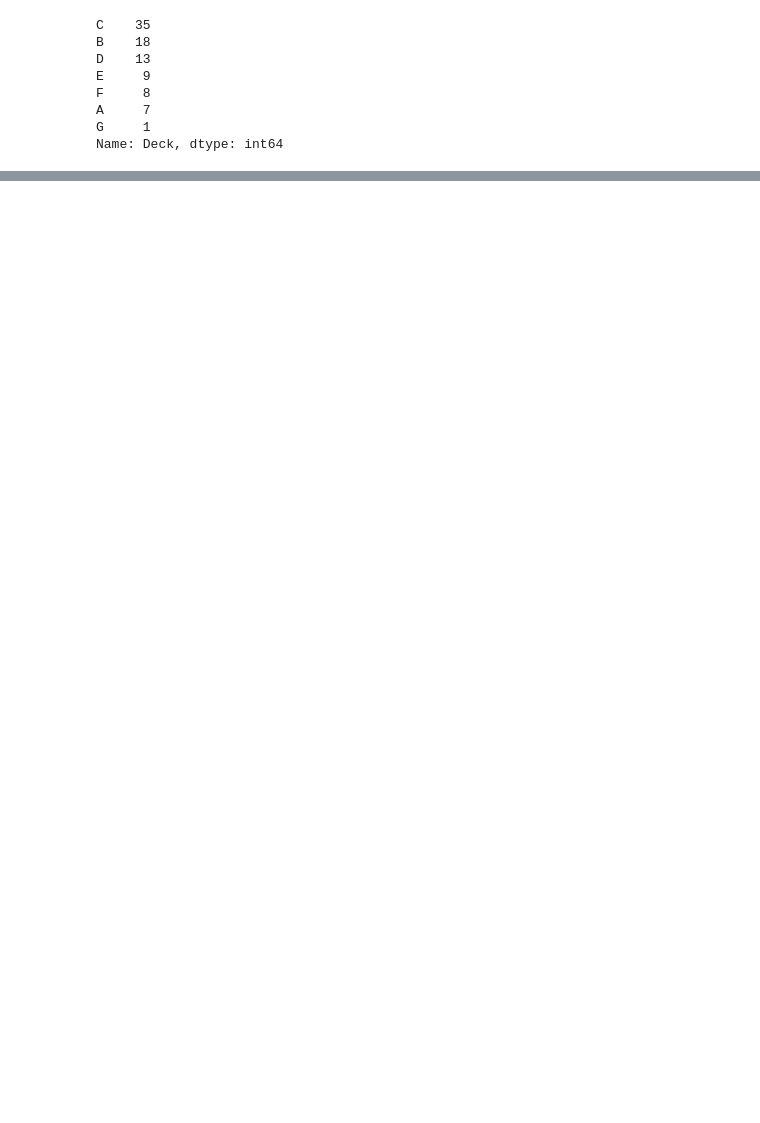
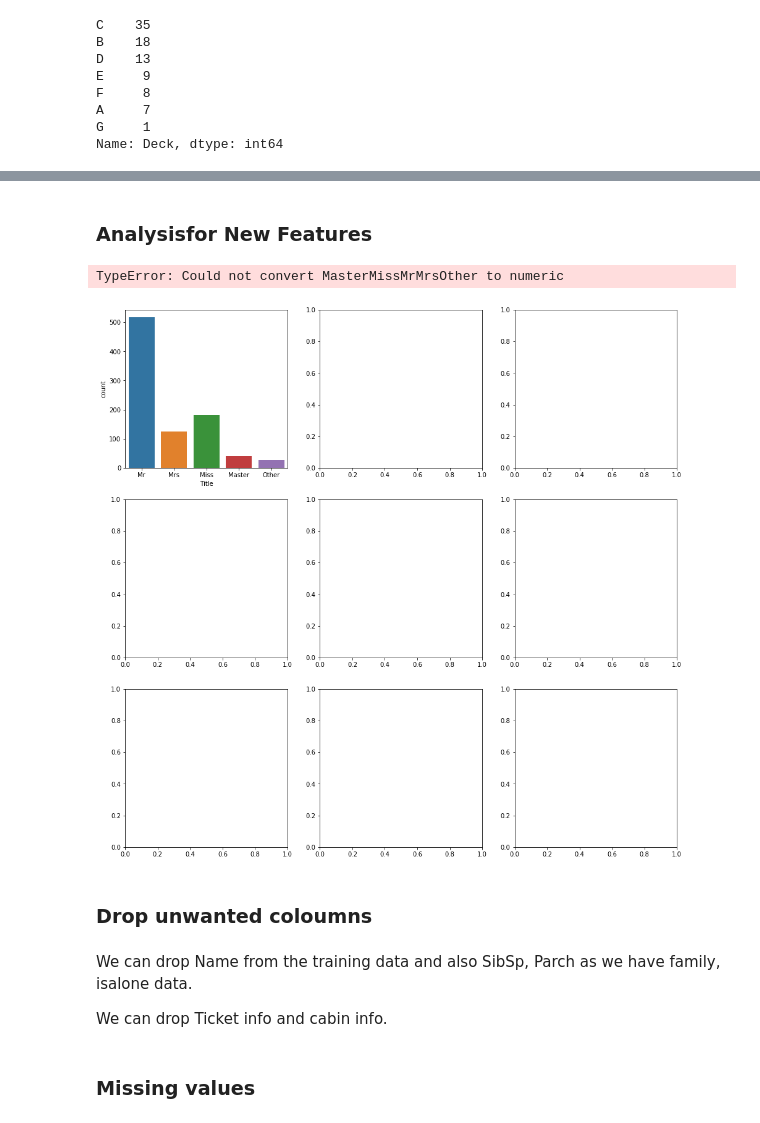
Before and after one commit to venkatesh-sg/Neural-Networks-Practice, a Jupyter notebook: Titanic disaster analysis/titanic disaster analysis.ipynb, the cells around one changed output, grey strips where cells are left out. Drawn from its saved outputs; the diff is of its cells as text; code cells hidden in the pictures; blank space fills up the shorter version.

```diff
--- a/Titanic disaster analysis/titanic disaster analysis.ipynb
+++ b/Titanic disaster analysis/titanic disaster analysis.ipynb
@@ -301,6 +311,6 @@ train.head()
 ### Cabin
 # %%
 train["Deck"]=train["Cabin"].str[0]
-train.loc[train["Deck"]=="T","Deck"] = "NA"
+train.loc[train["Deck"]=="T","Deck"] = "A"
 train["Deck"].value_counts()
 # %% [output]
@@ -334,3 +343,33 @@ train.head()
 | 2 | 3 | 1 | 3 | Heikkinen, Miss. Laina | female | 26.0 | 0 | 0 | STON/O2. 3101282 | 7.9250 | ... |
 | 3 | 4 | 1 | 1 | Futrelle, Mrs. Jacques Heath (Lil... | female | 35.0 | 1 | 0 | 113803 | 53.1000 | ... |
 | 4 | 5 | 0 | 3 | Allen, Mr. William Henry | male | 35.0 | 0 | 0 | 373450 | 8.0500 | ... |
+# %% [markdown]
+### Analysisfor New Features
+# %%
+f,ax = plt.subplots(3,3,figsize=(16,16))
+
+sns.countplot('Title',data=train, ax=ax[0,0])
+sns.regplot(x="Title", y="Survived", data=train[["Title", "Survived"]].dropna().groupby(["Title"], as_index=False).mean(), order=3, ci=None, truncate=True,ax=ax[1,0])
+sns.countplot('Title',hue='Pclass', data=train, ax=ax[2,0])
+sns.countplot('FamilySize', data=train, ax=ax[0,1])
+sns.regplot(x="FamilySize", y="Survived", data=train[["FamilySize", "Survived"]].dropna().groupby(["FamilySize"], as_index=False).mean(), order=3, ci=None, truncate=True,ax=ax[1,1])
+sns.countplot('IsAlone', hue="Survived", data=train, ax=ax[2,1])
+sns.countplot('Deck',data=train, ax=ax[0,2])
+sns.regplot(x="Deck", y="Survived", data=train[["Deck", "Survived"]].dropna().groupby(["Deck"], as_index=False).mean(), order=3, ci=None, truncate=True,ax=ax[1,2])
+sns.barplot(x='Deck', y="Survived", data=train[["Deck", "Survived"]].dropna().groupby(["Deck"], as_index=False).sum(), ax=ax[2,2])
+
+ax[0,0].set_title("Total passenges by Sex")
+ax[0,1].set_title("Survived passenges by Sex")
+ax[0,2].set_title("Survival rate by Sex")
+ax[1,0].set_title("class by sex")
+ax[1,1].set_title("Average Age of survived passengers by sex")
+ax[1,2].set_title("Average fare of survived passengers by sex")
+# %% [output]
+TypeError: Could not convert MasterMissMrMrsOther to numeric
+[figure, added]
+# %% [markdown]
+### Drop unwanted coloumns
+# %% [markdown]
+We can drop Name from the training data and also SibSp, Parch as we have family, isalone data.
+
+We can drop Ticket info and cabin info.
@@ -336,0 +380,2 @@ train.head()
+# %% [markdown]
+### Missing values
```
Also changed, not shown: parts of 30 cells of this notebook.
